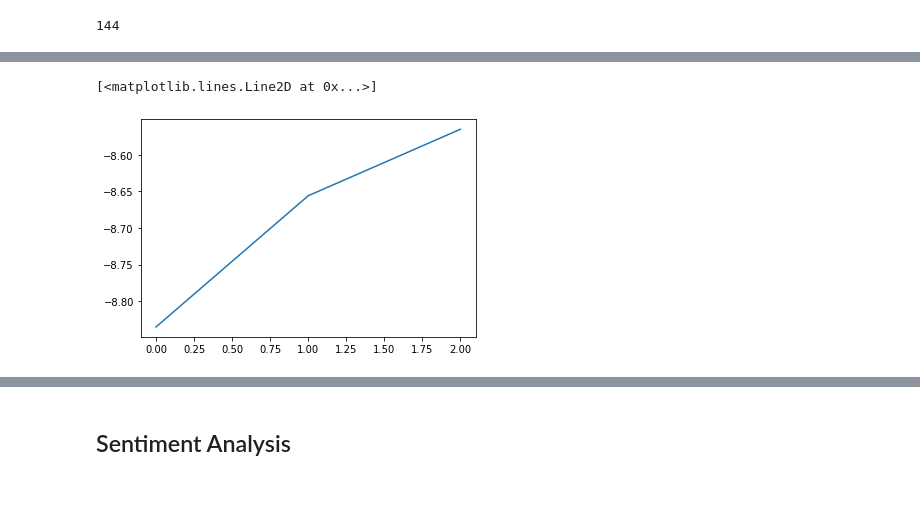
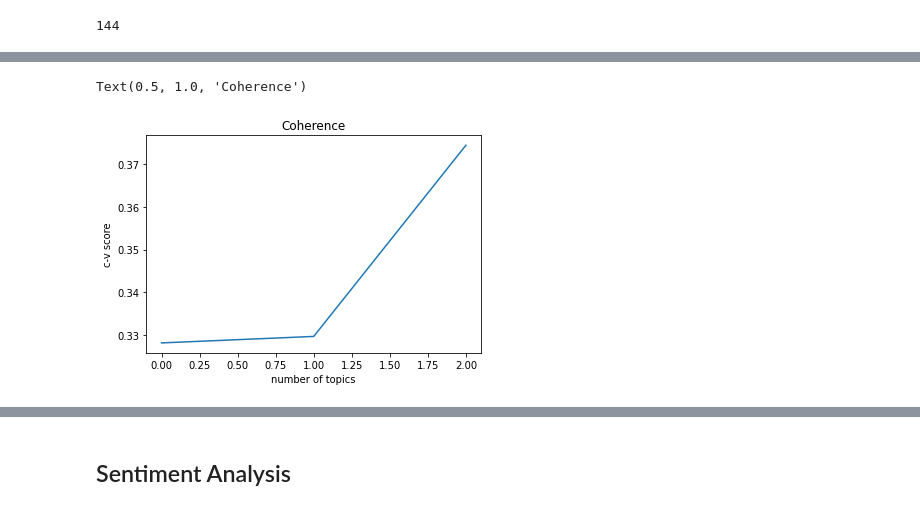
Before and after one commit to JackCollins1991/Topic-Modelling-and-Sentiment-Analysis-on-News-Media, a Jupyter notebook: Part_3_NLP_Analysis.ipynb, the cells around one changed output, grey strips where cells are left out. Saved outputs shown, nothing was run; the diff lists cells and outputs as text; code cells hidden in the pictures.

```diff
--- a/Part_3_NLP_Analysis.ipynb
+++ b/Part_3_NLP_Analysis.ipynb
@@ -180,5 +175,8 @@ plt.plot(coherence_scores)
-# %%
-plt.plot(perplexity_scores)
-# %% [output]
-[<matplotlib.lines.Line2D at 0x...>]
-[figure, removed]
+# %%
+plt.plot(coherence_scores)
+plt.xlabel('number of topics')
+plt.ylabel('c-v score')
+plt.title('Coherence')
+# %% [output]
+Text(0.5, 1.0, 'Coherence')
+[figure, added]
```
Also changed, not shown: parts of 7 cells of this notebook.
